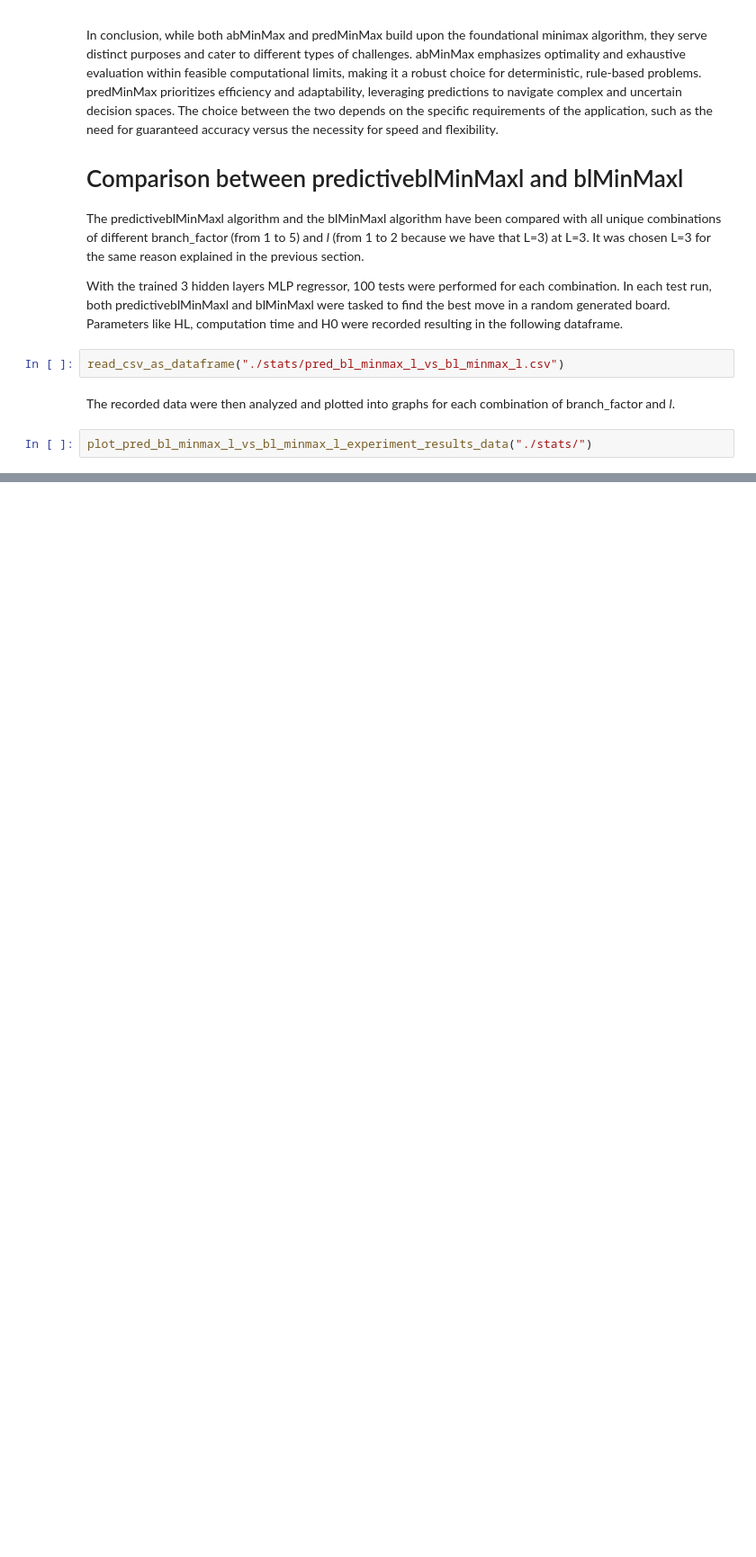
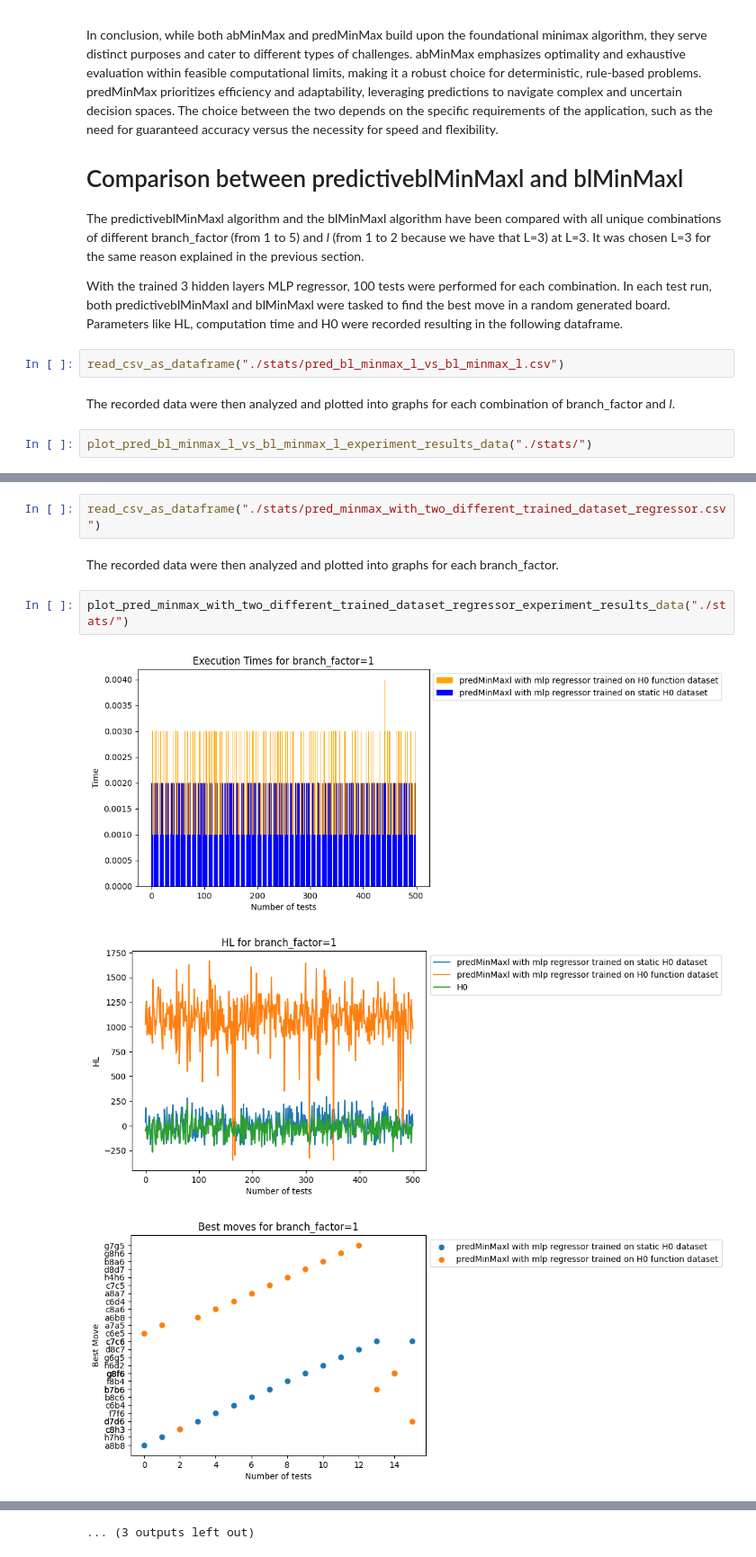
Before and after one commit to CarlinoCalogero/univaq-ase-caianiello-ai-assignments, a Jupyter notebook: assignment_2/code/notebook.ipynb, the cells around one changed output, grey strips where cells are left out. Shown at 90% size. Saved outputs shown, nothing was run; the diff lists cells and outputs as text; blank space fills up the shorter version.

Commit message:
working on 'Comparison between static H0 and H0 function datasets for training regressors' notebook section

```diff
--- a/assignment_2/code/notebook.ipynb
+++ b/assignment_2/code/notebook.ipynb
@@ -120,0 +133,10 @@ In conclusion, the choice between the two depends on the problem domain. For det
+# %%
+read_csv_as_dataframe("./stats/pred_minmax_with_two_different_trained_dataset_regressor.csv")
+# %% [markdown]
+The recorded data were then analyzed and plotted into graphs for each branch_factor.
+# %%
+plot_pred_minmax_with_two_different_trained_dataset_regressor_experiment_results_data("./stats/")
+# %% [output]
+[figure, added]
+[figure, added]
+[figure, added]
@@ -120,0 +152 @@ In conclusion, the choice between the two depends on the problem domain. For det
+... (3 outputs left out)
```
Also changed, not shown: parts of 7 cells of this notebook, 3 other files.
